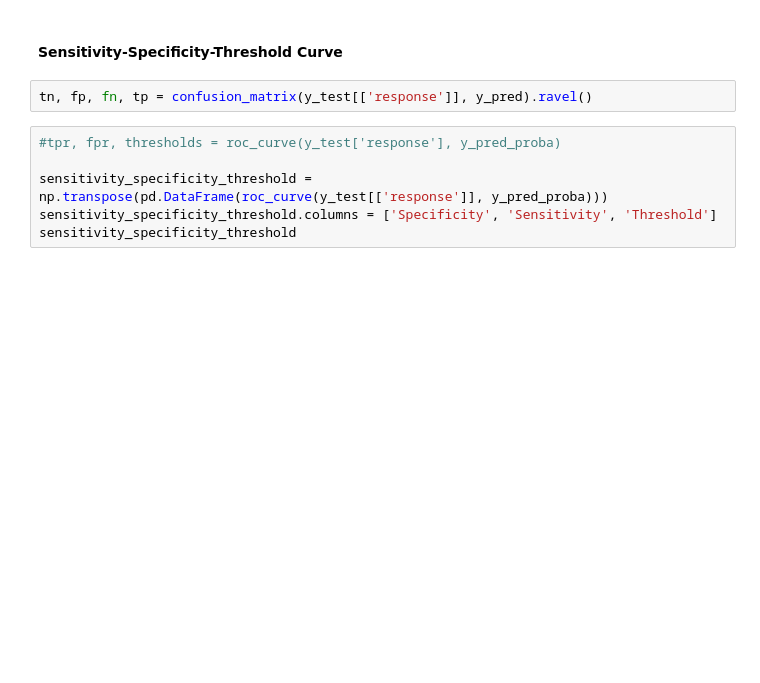
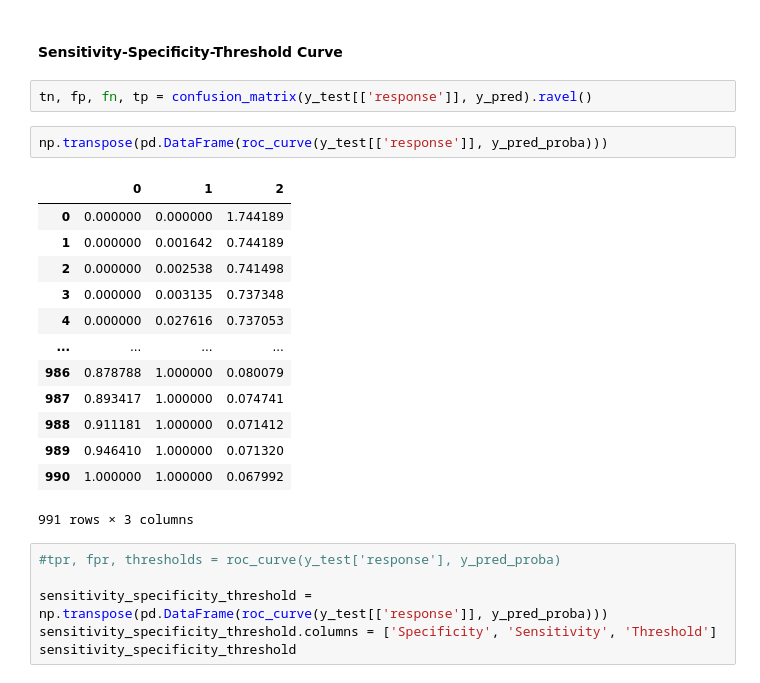
Before and after one commit to tlex-web/data_analysis_crisp_dm, a Jupyter notebook: modelling.ipynb, the cells around one changed output. Cells and saved outputs as stored; diff of their text form; blank space fills up the shorter version.

```diff
--- a/modelling.ipynb
+++ b/modelling.ipynb
@@ -287,6 +323,22 @@ fig.show()
 #### Sensitivity-Specificity-Threshold Curve
 # %%
 tn, fp, fn, tp = confusion_matrix(y_test[['response']], y_pred).ravel()
+# %%
+np.transpose(pd.DataFrame(roc_curve(y_test[['response']], y_pred_proba)))
+# %% [output]
+|  | 0 | 1 | 2 |
+| 0 | 0.000000 | 0.000000 | 1.744189 |
+| 1 | 0.000000 | 0.001642 | 0.744189 |
+| 2 | 0.000000 | 0.002538 | 0.741498 |
+| 3 | 0.000000 | 0.003135 | 0.737348 |
+| 4 | 0.000000 | 0.027616 | 0.737053 |
+| ... | ... | ... | ... |
+| 986 | 0.878788 | 1.000000 | 0.080079 |
+| 987 | 0.893417 | 1.000000 | 0.074741 |
+| 988 | 0.911181 | 1.000000 | 0.071412 |
+| 989 | 0.946410 | 1.000000 | 0.071320 |
+| 990 | 1.000000 | 1.000000 | 0.067992 |
+991 rows × 3 columns
 # %%
 #tpr, fpr, thresholds = roc_curve(y_test['response'], y_pred_proba)
 
```
Also changed, not shown: parts of 8 cells of this notebook.
